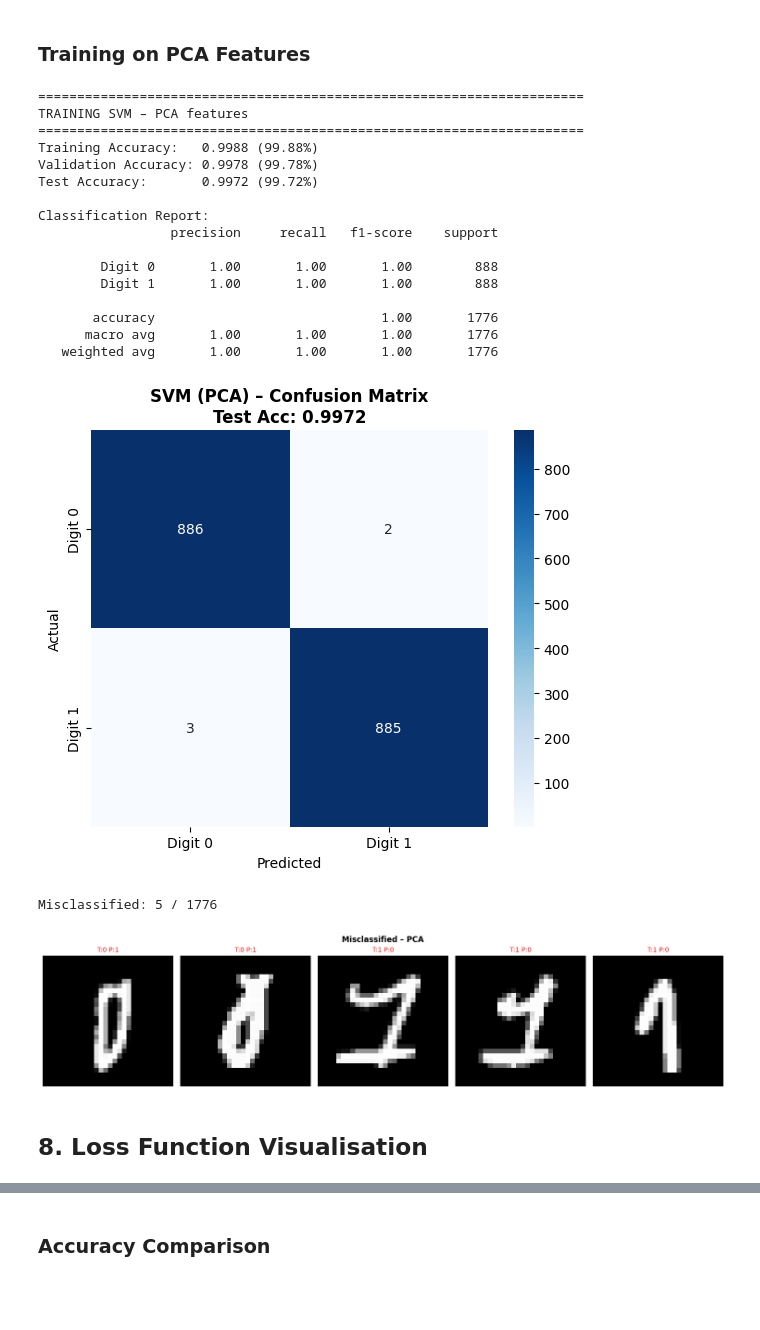
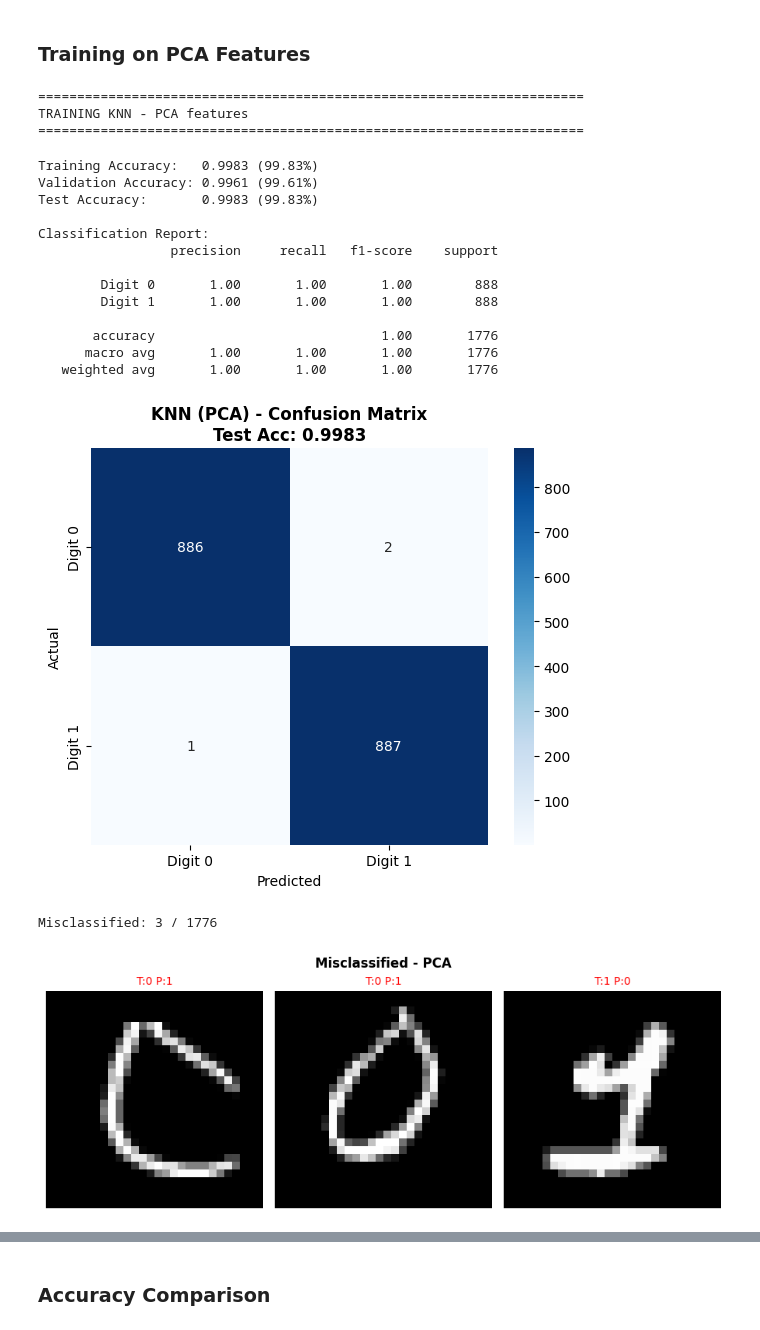
Before and after one commit to AhmedNaguib01/Machine-Learning-MNIST, a Jupyter notebook: notebooks/Phase 1/knn_binary.ipynb, the cells around one changed output, grey strips where cells are left out. Saved outputs shown, nothing was run; the diff lists cells and outputs as text; code cells hidden in the pictures; blank space fills up the shorter version.

```diff
--- a/notebooks/linear_svm_binary.ipynb
+++ b/notebooks/Phase 1/knn_binary.ipynb
@@ -56,10 +53,10 @@ print("=" * 70)
 print("LOADING DATA")
 print("=" * 70)
 
-X_train_raw = np.load('../mnist.npz/x_train.npy')
-y_train_raw = np.load('../mnist.npz/y_train.npy')
-X_test_raw  = np.load('../mnist.npz/x_test.npy')
-y_test_raw  = np.load('../mnist.npz/y_test.npy')
+X_train_raw = np.load('../../mnist.npz/x_train.npy')
+y_train_raw = np.load('../../mnist.npz/y_train.npy')
+X_test_raw  = np.load('../../mnist.npz/x_test.npy')
+y_test_raw  = np.load('../../mnist.npz/y_test.npy')
 
 print(f"Training data shape: X={X_train_raw.shape}, y={y_train_raw.shape}")
 print(f"Test data shape:     X={X_test_raw.shape}, y={y_test_raw.shape}")
@@ -513,17 +466,15 @@ Misclassified: 5 / 1776
 ### Training on HOG Features
 # %%
 print("=" * 70)
-print("TRAINING SVM - HOG features")
+print("TRAINING KNN - HOG features")
 print("=" * 70)
 
-svm_hog_sc = LinearSVM(learning_rate=LEARNING_RATE,
-                             lambda_param=LAMBDA_PARAM,
-                             n_iterations=N_ITERATIONS)
-svm_hog_sc.fit(X_train_hog_sc, y_train)
+knn_hog_sc = KNearestNeighbors(k=K_NEIGHBORS)
+knn_hog_sc.fit(X_train_hog_sc, y_train)
 
-train_pred = svm_hog_sc.predict(X_train_hog_sc)
-val_pred   = svm_hog_sc.predict(X_val_hog_sc)
-test_pred  = svm_hog_sc.predict(X_test_hog_sc)
+train_pred = knn_hog_sc.predict(X_train_hog_sc)
+val_pred   = knn_hog_sc.predict(X_val_hog_sc)
+test_pred  = knn_hog_sc.predict(X_test_hog_sc)
 
 train_acc = np.mean(train_pred == y_train)
 val_acc   = np.mean(val_pred == y_val)
@@ -546,7 +497,7 @@ sns.heatmap(cm, annot=True, fmt='d', cmap='Blues',
             yticklabels=[f'Digit {DIGIT_A}', f'Digit {DIGIT_B}'],
             cbar=True, square=True)
 plt.ylabel('Actual'); plt.xlabel('Predicted')
-plt.title(f'SVM (HOG) – Confusion Matrix\nTest Acc: {test_acc_hog_sc:.4f}',
+plt.title(f'KNN (HOG) - Confusion Matrix\nTest Acc: {test_acc_hog_sc:.4f}',
           fontweight='bold')
 plt.tight_layout(); plt.show()
 
@@ -568,7 +519,7 @@ if n_show > 0:
         axes[r,c].axis('off')
     for k in range(n_show, rows*cols):
         r, c = divmod(k, cols); axes[r,c].axis('off')
-    plt.suptitle(f'Misclassified – HOG', fontweight='bold')
+    plt.suptitle(f'Misclassified - HOG', fontweight='bold')
     plt.tight_layout(); plt.show()
 # %% [output]
 ======================================================================
@@ -594,17 +545,15 @@ Misclassified: 2 / 1776
 ### Training on PCA Features
 # %%
 print("=" * 70)
-print("TRAINING SVM – PCA features")
+print("TRAINING KNN - PCA features")
 print("=" * 70)
 
-svm_pca = LinearSVM(learning_rate=LEARNING_RATE,
-                             lambda_param=LAMBDA_PARAM,
-                             n_iterations=N_ITERATIONS)
-svm_pca.fit(X_train_pca, y_train)
+knn_pca = KNearestNeighbors(k=K_NEIGHBORS)
+knn_pca.fit(X_train_pca, y_train)
 
-train_pred = svm_pca.predict(X_train_pca)
-val_pred   = svm_pca.predict(X_val_pca)
-test_pred  = svm_pca.predict(X_test_pca)
+train_pred = knn_pca.predict(X_train_pca)
+val_pred   = knn_pca.predict(X_val_pca)
+test_pred  = knn_pca.predict(X_test_pca)
 
 train_acc = np.mean(train_pred == y_train)
 val_acc   = np.mean(val_pred == y_val)
@@ -626,50 +575,48 @@ sns.heatmap(cm, annot=True, fmt='d', cmap='Blues',
             xticklabels=[f'Digit {DIGIT_A}', f'Digit {DIGIT_B}'],
             yticklabels=[f'Digit {DIGIT_A}', f'Digit {DIGIT_B}'],
             cbar=True, square=True)
 plt.ylabel('Actual'); plt.xlabel('Predicted')
-plt.title(f'SVM (PCA) – Confusion Matrix\nTest Acc: {test_acc_pca:.4f}',
+plt.title(f'KNN (PCA) - Confusion Matrix\nTest Acc: {test_acc_pca:.4f}',
           fontweight='bold')
 plt.tight_layout(); plt.show()
 
 # Misclassified Samples
 wrong = np.where(test_pred != y_test)[0]
 n_wrong = len(wrong)
 print(f"Misclassified: {n_wrong} / {len(y_test)}")
 n_show = min(n_wrong, 10)
 if n_show > 0:
     cols = min(n_show, 5); rows = (n_show + cols - 1) // cols
     fig, axes = plt.subplots(rows, cols, figsize=(3*cols, 3.5*rows))
     axes = np.array(axes).reshape(rows, cols)
     for k in range(n_show):
         r, c = divmod(k, cols); idx = wrong[k]
         td = DIGIT_A if y_test[idx]==0 else DIGIT_B
         pd_ = DIGIT_A if test_pred[idx]==0 else DIGIT_B
         axes[r,c].imshow(X_test[idx], cmap='gray')
         axes[r,c].set_title(f'T:{td} P:{pd_}', color='red', fontsize=10)
         axes[r,c].axis('off')
     for k in range(n_show, rows*cols):
         r, c = divmod(k, cols); axes[r,c].axis('off')
-    plt.suptitle(f'Misclassified – PCA', fontweight='bold')
+    plt.suptitle(f'Misclassified - PCA', fontweight='bold')
     plt.tight_layout(); plt.show()
 # %% [output]
 ======================================================================
-TRAINING SVM – PCA features
+TRAINING KNN - PCA features
 ======================================================================
-Training Accuracy:   0.9988 (99.88%)
-Validation Accuracy: 0.9978 (99.78%)
-Test Accuracy:       0.9972 (99.72%)
-
-Classification Report:
-                 precision     recall   f1-score    support
-
-        Digit 0       1.00       1.00       1.00        888
-        Digit 1       1.00       1.00       1.00        888
-
-       accuracy                             1.00       1776
-      macro avg       1.00       1.00       1.00       1776
-   weighted avg       1.00       1.00       1.00       1776
+Training Accuracy:   0.9983 (99.83%)
+Validation Accuracy: 0.9961 (99.61%)
+Test Accuracy:       0.9983 (99.83%)
+
+Classification Report:
+                 precision     recall   f1-score    support
+
+        Digit 0       1.00       1.00       1.00        888
+        Digit 1       1.00       1.00       1.00        888
+
+       accuracy                             1.00       1776
+      macro avg       1.00       1.00       1.00       1776
+   weighted avg       1.00       1.00       1.00       1776
 [figure]
-Misclassified: 5 / 1776
+Misclassified: 3 / 1776
-[figure, old version]
+[figure, new version]
-# %% [markdown]
-## 8. Loss Function Visualisation
```
Also changed, not shown: parts of 18 cells of this notebook, 7 other files.
